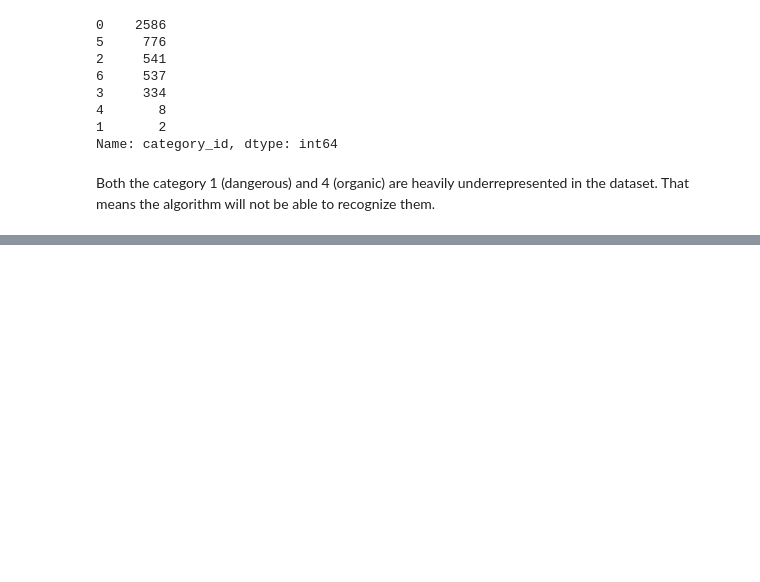
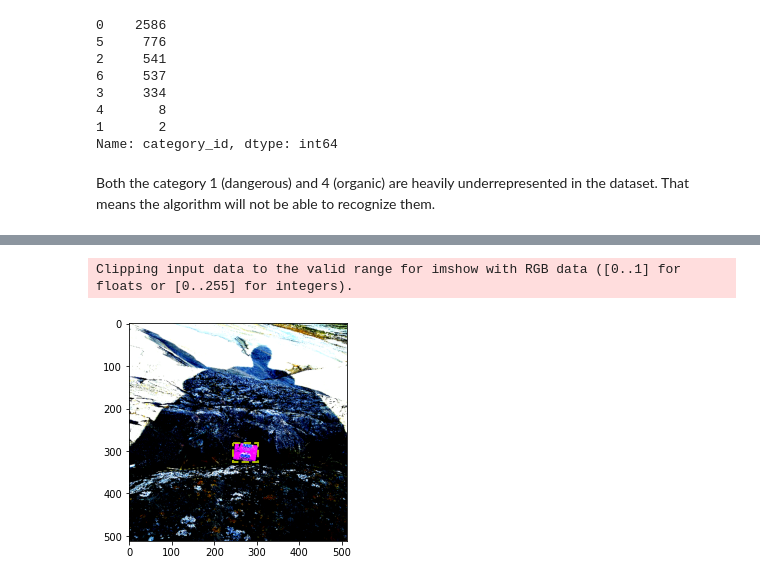
Before and after one commit to hectorLop/Waste-Detector, a Jupyter notebook: Waste_Detector_EDA.ipynb, the cells around one changed output, grey strips where cells are left out. Saved outputs shown, nothing was run; the diff lists cells and outputs as text; code cells hidden in the pictures; blank space fills up the shorter version.

Commit message:
feature: Implemented the torch Dataset and a visualization function

```diff
--- a/Waste_Detector_EDA.ipynb
+++ b/Waste_Detector_EDA.ipynb
@@ -275,0 +433,36 @@ Both the category 1 (dangerous) and 4 (organic) are heavily underrepresented in
+# %%
+dataset = WasteImageDataset(annotations_df, get_transforms(), Config)
+# %%
+dl = DataLoader(dataset,
+                batch_size=3,
+                shuffle=True,
+                collate_fn=lambda x: tuple(zip(*x))) # Output tuples (img, target)
+# %%
+for element in dl:
+    a = element
+    break
+# %%
+def plot_img(img, boxes, polygons, config):
+    # Show image
+    fig,ax = plt.subplots(1)
+
+    image = torch.transpose(img, 0, 2)
+    image = torch.transpose(image, 0, 1)
+    plt.imshow(image)
+
+    for box, polygon in zip(boxes, polygons):
+        color = colorsys.hsv_to_rgb(np.random.random(),1,1)
+
+        #TODO: Add polygons
+
+        [x, y, w, h] = box
+        rect = Rectangle((x,y),w,h,linewidth=2,edgecolor=color,
+                         facecolor='none', alpha=0.7, linestyle = '--')
+        ax.add_patch(rect)
+
+    plt.show()
+# %%
+plot_img(a[0][0], a[1][0]['boxes'], a[1][0]['masks'], Config)
+# %% [output]
+Clipping input data to the valid range for imshow with RGB data ([0..1] for floats or [0..255] for integers).
+[figure, added]
```
Also changed, not shown: parts of 13 cells of this notebook.
